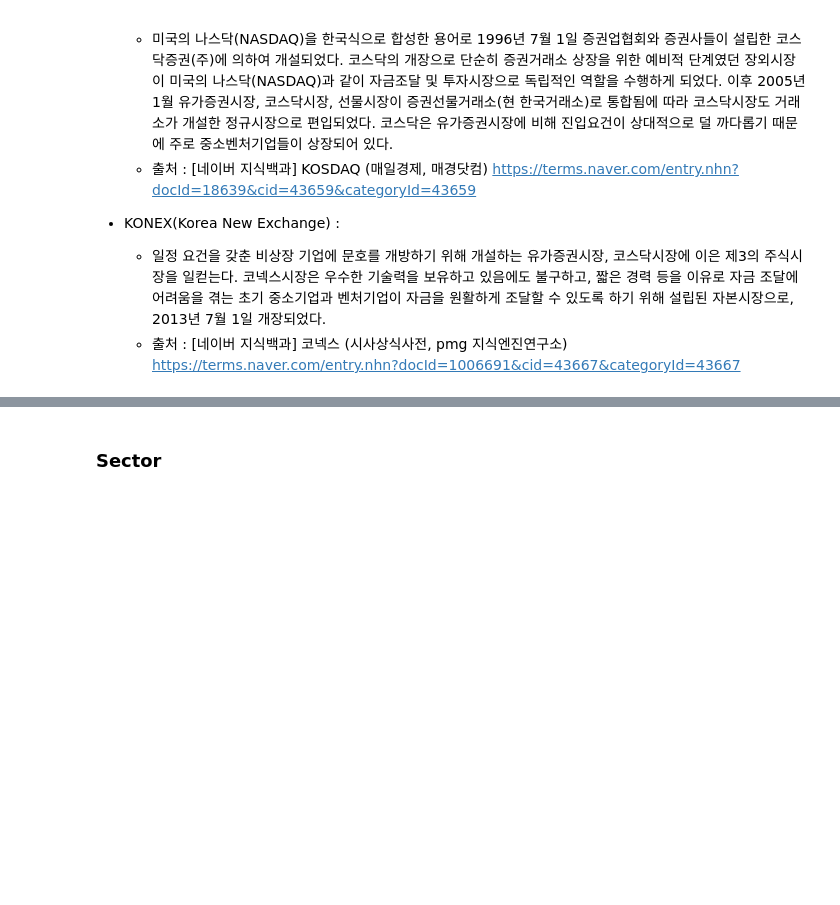
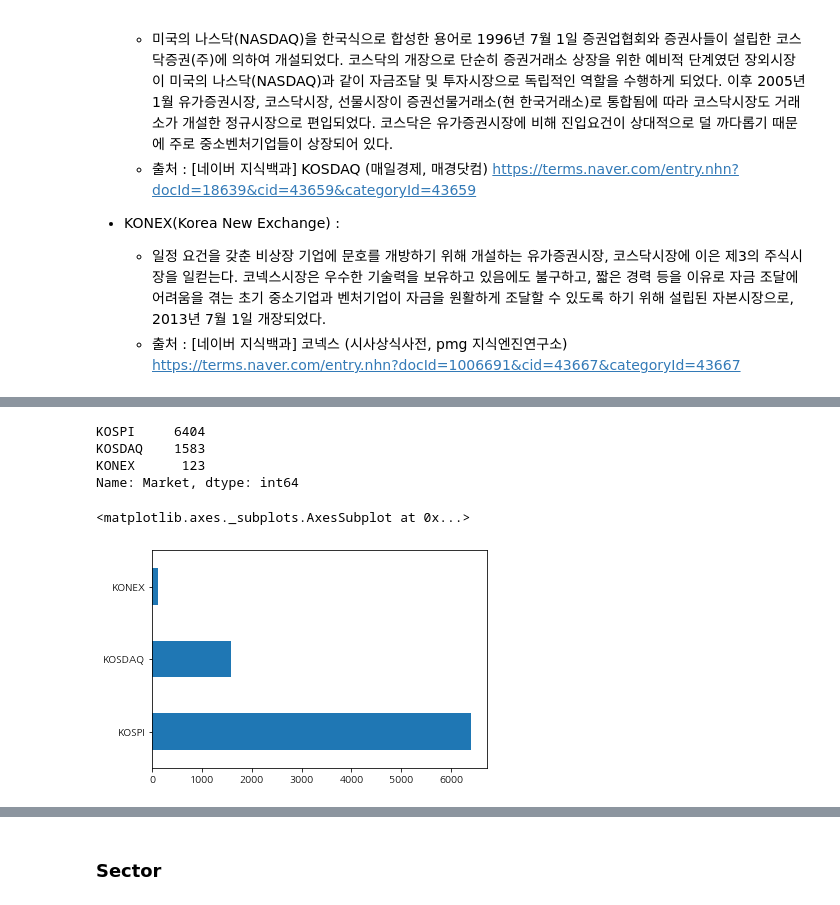
Before and after one commit to KimMooKeun/-, a Jupyter notebook: 1_1_KRX_전체_종목분석_input.ipynb, the cells around one changed output, grey strips where cells are left out. Drawn from its saved outputs; the diff is of its cells as text; code cells hidden in the pictures; blank space fills up the shorter version.

```diff
--- a/1_1_KRX_전체_종목분석_input.ipynb
+++ b/1_1_KRX_전체_종목분석_input.ipynb
@@ -358,0 +531,4 @@ True and False
+# %%
+# ListingYear 파생변수 만들기
+df['ListingYear'] = df["ListingDate"].dt.year
+df[["Name", "ListingDate", "ListingYear"]]
@@ -412,6 +637,16 @@ import koreanize_matplotlib
 # %%
 # value_counts()로 빈도수를 구합니다.
+df["Market"].value_counts()
+# %% [output]
+KOSPI     6404
+KOSDAQ    1583
+KONEX      123
+Name: Market, dtype: int64
 # %%
 # 빈도수를 시각화 합니다.
+df["Market"].value_counts().plot(kind="barh")
+# %% [output]
+<matplotlib.axes._subplots.AxesSubplot at 0x...>
+[figure, added]
 # %%
 # Seaborn countplot 활용하여 빈도수를 표현합니다.
```
Also changed, not shown: parts of 36 cells of this notebook.
